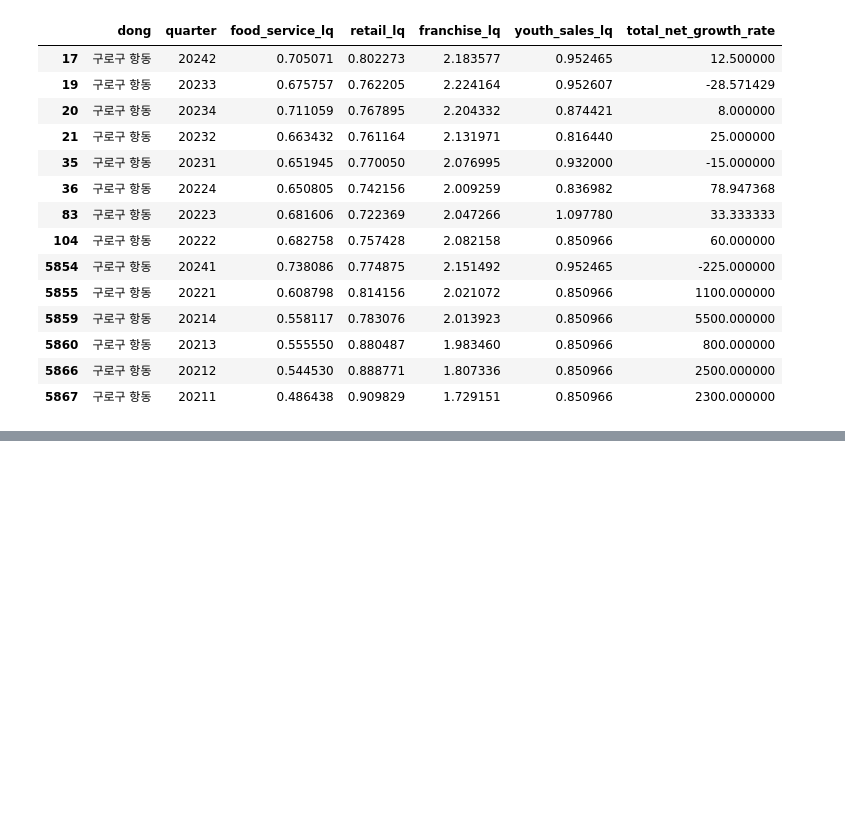
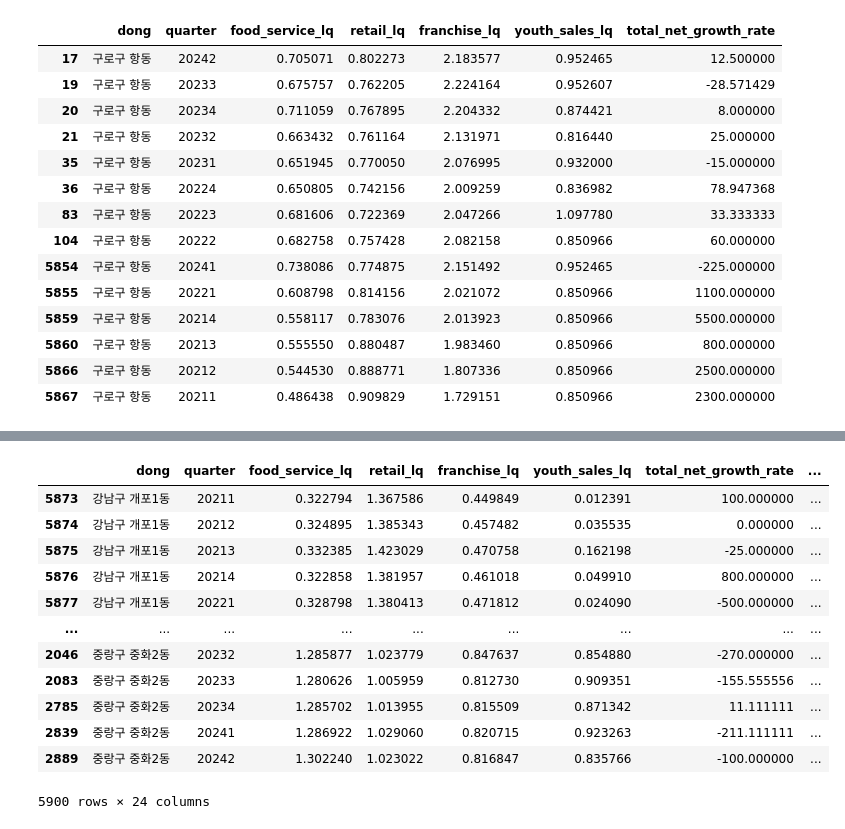
Before and after one commit to Gyuhyeon-Eom/FInal_Project, a Jupyter notebook: Final_FInal_LQ_EOM_2.ipynb, the cells around one changed output, grey strips where cells are left out. Saved outputs shown, nothing was run; the diff lists cells and outputs as text; code cells hidden in the pictures; blank space fills up the shorter version.

```diff
--- a/Final_FInal_LQ_EOM_2.ipynb
+++ b/Final_FInal_LQ_EOM_2.ipynb
@@ -155,0 +222,16 @@ plt.show()
+# %%
+merged_df_sorted
+# %% [output]
+|  | dong | quarter | food_service_lq | retail_lq | franchise_lq | youth_sales_lq | total_net_growth_rate | ... |
+| 5873 | 강남구 개포1동 | 20211 | 0.322794 | 1.367586 | 0.449849 | 0.012391 | 100.000000 | ... |
+| 5874 | 강남구 개포1동 | 20212 | 0.324895 | 1.385343 | 0.457482 | 0.035535 | 0.000000 | ... |
+| 5875 | 강남구 개포1동 | 20213 | 0.332385 | 1.423029 | 0.470758 | 0.162198 | -25.000000 | ... |
+| 5876 | 강남구 개포1동 | 20214 | 0.322858 | 1.381957 | 0.461018 | 0.049910 | 800.000000 | ... |
+| 5877 | 강남구 개포1동 | 20221 | 0.328798 | 1.380413 | 0.471812 | 0.024090 | -500.000000 | ... |
+| ... | ... | ... | ... | ... | ... | ... | ... | ... |
+| 2046 | 중랑구 중화2동 | 20232 | 1.285877 | 1.023779 | 0.847637 | 0.854880 | -270.000000 | ... |
+| 2083 | 중랑구 중화2동 | 20233 | 1.280626 | 1.005959 | 0.812730 | 0.909351 | -155.555556 | ... |
+| 2785 | 중랑구 중화2동 | 20234 | 1.285702 | 1.013955 | 0.815509 | 0.871342 | 11.111111 | ... |
+| 2839 | 중랑구 중화2동 | 20241 | 1.286922 | 1.029060 | 0.820715 | 0.923263 | -211.111111 | ... |
+| 2889 | 중랑구 중화2동 | 20242 | 1.302240 | 1.023022 | 0.816847 | 0.835766 | -100.000000 | ... |
+5900 rows × 24 columns
```
Also changed, not shown: parts of 6 cells of this notebook.
